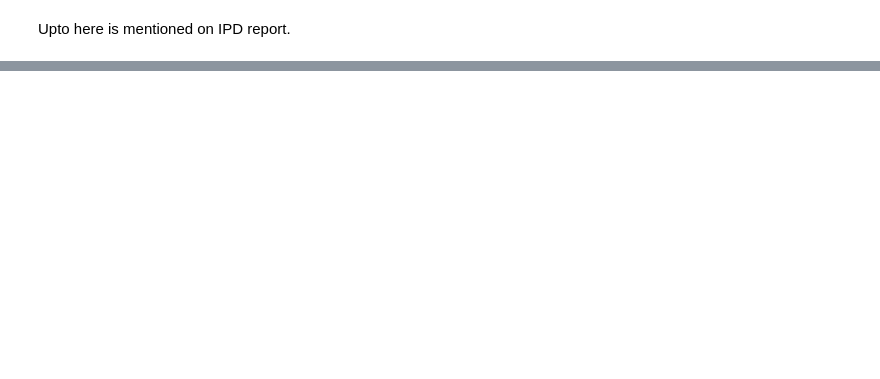
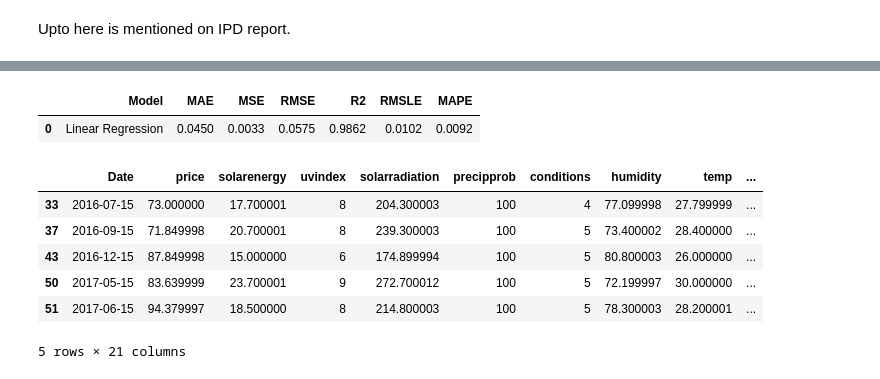
Before and after one commit to DVIlangamge/FYP--Rice-Price-Volatility-Analysis-and-Forecasting, a Jupyter notebook: FYP_Rice_price_predictions.ipynb, the cells around one changed output, grey strips where cells are left out. Drawn from its saved outputs; the diff is of its cells as text; code cells hidden in the pictures; blank space fills up the shorter version.

```diff
--- a/FYP_Rice_price_predictions.ipynb
+++ b/FYP_Rice_price_predictions.ipynb
@@ -2787,0 +3262,2 @@ Upto here is mentioned on IPD report.
+# %%
+lr = create_model('lr')
@@ -2787,0 +3290,3 @@ Upto here is mentioned on IPD report.
+# %%
+final_lr = finalize_model(lr)
+print(final_lr)
@@ -2787,0 +3311,13 @@ Upto here is mentioned on IPD report.
+# %%
+predictions_lr = predict_model(final_lr, data=test_data.sort_values(by=['Date']))
+predictions_lr.head()
+# %% [output]
+|  | Model | MAE | MSE | RMSE | R2 | RMSLE | MAPE |
+| 0 | Linear Regression | 0.0450 | 0.0033 | 0.0575 | 0.9862 | 0.0102 | 0.0092 |
+|  | Date | price | solarenergy | uvindex | solarradiation | precipprob | conditions | humidity | temp | ... |
+| 33 | 2016-07-15 | 73.000000 | 17.700001 | 8 | 204.300003 | 100 | 4 | 77.099998 | 27.799999 | ... |
+| 37 | 2016-09-15 | 71.849998 | 20.700001 | 8 | 239.300003 | 100 | 5 | 73.400002 | 28.400000 | ... |
+| 43 | 2016-12-15 | 87.849998 | 15.000000 | 6 | 174.899994 | 100 | 5 | 80.800003 | 26.000000 | ... |
+| 50 | 2017-05-15 | 83.639999 | 23.700001 | 9 | 272.700012 | 100 | 5 | 72.199997 | 30.000000 | ... |
+| 51 | 2017-06-15 | 94.379997 | 18.500000 | 8 | 214.800003 | 100 | 5 | 78.300003 | 28.200001 | ... |
+5 rows × 21 columns
```
Also changed, not shown: parts of 79 cells of this notebook.
